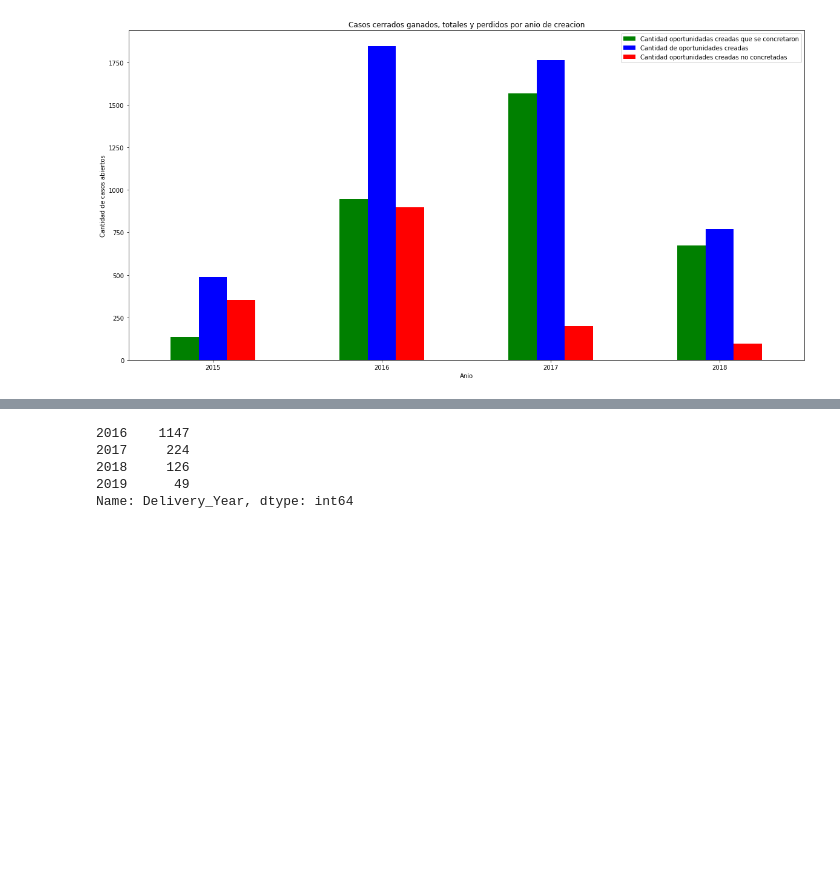
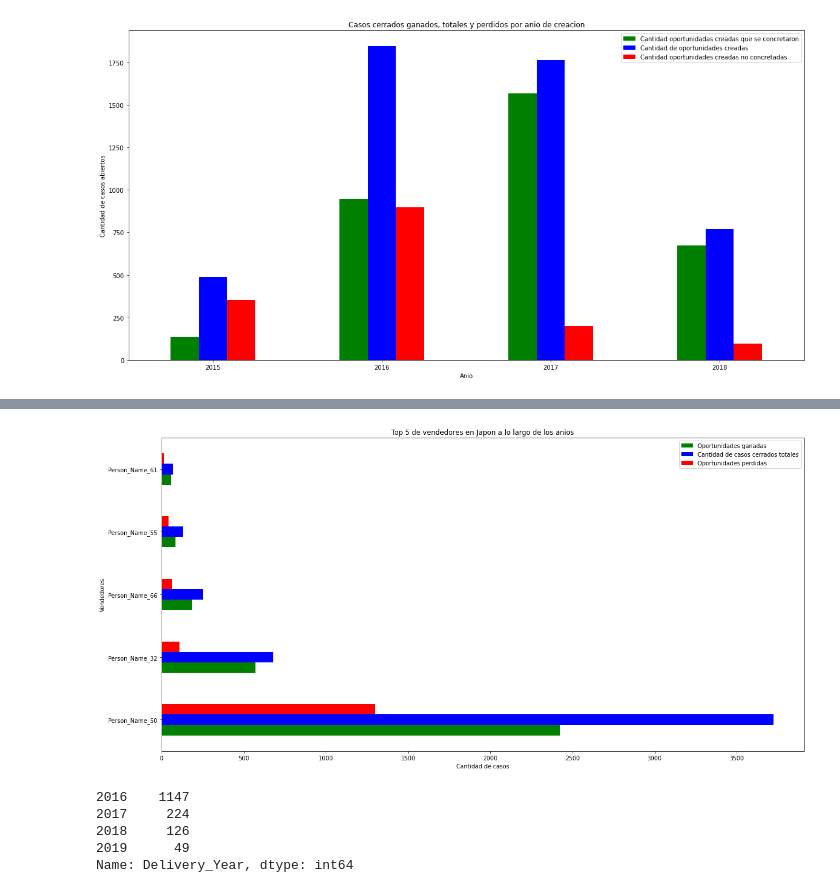
Before and after one commit to Ramaxx95/TP1-Orga-de-Datos, a Jupyter notebook: Visualizaciones/Region_Japan.ipynb, the cells around one changed output, grey strips where cells are left out. Saved outputs shown, nothing was run; the diff lists cells and outputs as text; code cells hidden in the pictures; blank space fills up the shorter version.

```diff
--- a/Visualizaciones/Region_Japan.ipynb
+++ b/Visualizaciones/Region_Japan.ipynb
@@ -159,0 +126,3 @@ plt.show()
+# %%
+vendedores_totales = japon_cerrados_df.Account_Owner.value_counts().to_frame(name = 'Cantidad de casos cerrados totales')
+vendedores_totales
@@ -159,0 +141,3 @@ plt.show()
+# %%
+vendedores_ganados = japon_cerrados_ganadas_df.Account_Owner.value_counts().to_frame(name = 'Oportunidades ganadas')
+vendedores_ganados
@@ -159,0 +151,3 @@ plt.show()
+# %%
+vendedores_perdidos = japon_cerrados_perdidas_df.Account_Owner.value_counts().to_frame( name = 'Oportunidades perdidas')
+vendedores_perdidos
@@ -159,0 +166,4 @@ plt.show()
+# %%
+lista_vendedores = [vendedores_ganados, vendedores_totales, vendedores_perdidos]
+top_5_vendedores = pd.concat(lista_vendedores, join = 'outer', axis = 1).fillna(0).nlargest(5, 'Oportunidades ganadas')
+top_5_vendedores
@@ -160,3 +177,11 @@ plt.show()
+# %%
+top_5_vendedores.plot.barh( title = 'Top 5 de vendedores en Japon a lo largo de los anios', rot = 0 ,figsize = ((20,10)), color = ['green', 'blue', 'red'])
+ax=plt.gca()
+ax.set_ylabel('Vendedores');
+ax.set_xlabel('Cantidad de casos')
+plt.show()
+# %% [output]
+[figure, added]
 # %%
 japon_cerrados_perdidas_df.Delivery_Year.value_counts()
 # %% [output]
```
Also changed, not shown: parts of 9 cells of this notebook.
